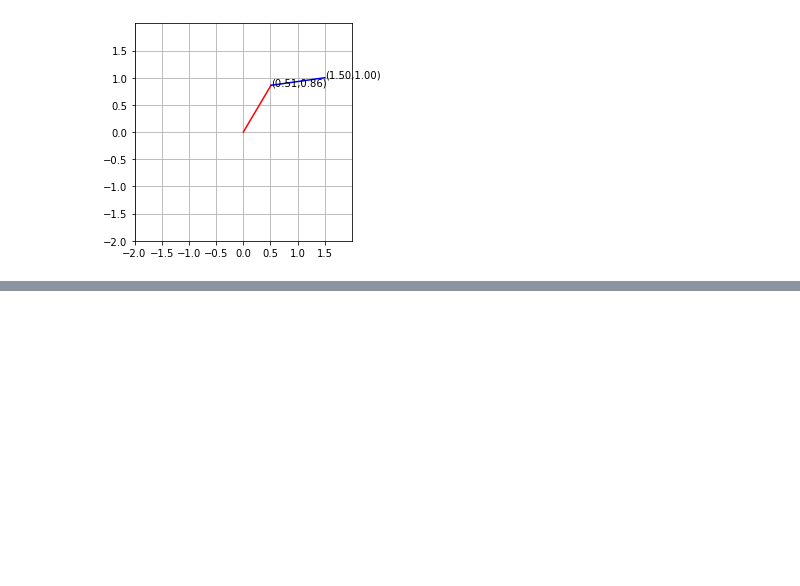
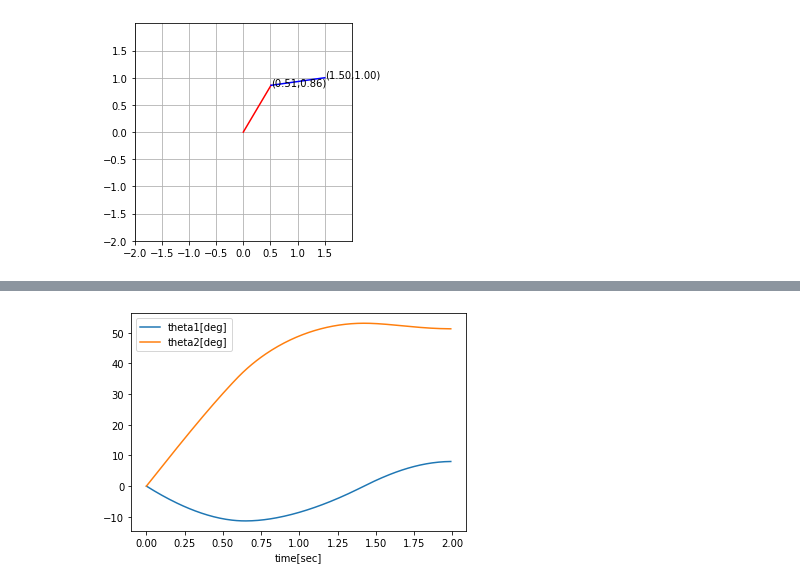
Before and after one commit to dongilc/intelligent_robotics, a Jupyter notebook: Intelligent Robotics Python Library_Example 5_Numerical_IK.ipynb, the cells around one changed output, grey strips where cells are left out. Drawn from its saved outputs; the diff is of its cells as text; code cells hidden in the pictures; blank space fills up the shorter version.

```diff
--- a/Intelligent Robotics Python Library_Example 5_Numerical_IK.ipynb
+++ b/Intelligent Robotics Python Library_Example 5_Numerical_IK.ipynb
@@ -224,0 +358,7 @@ Plot_2Link_Robot_by_Angle(1,1,theta[0],theta[1])
+# %%
+plt.plot(time, theta_traj[:,0], time, theta_traj[:,1])
+plt.legend(['theta1[deg]','theta2[deg]'])
+plt.xlabel('time[sec]')
+plt.show()
+# %% [output]
+[figure, added]
```
Also changed, not shown: parts of 19 cells of this notebook, 2 other files.
